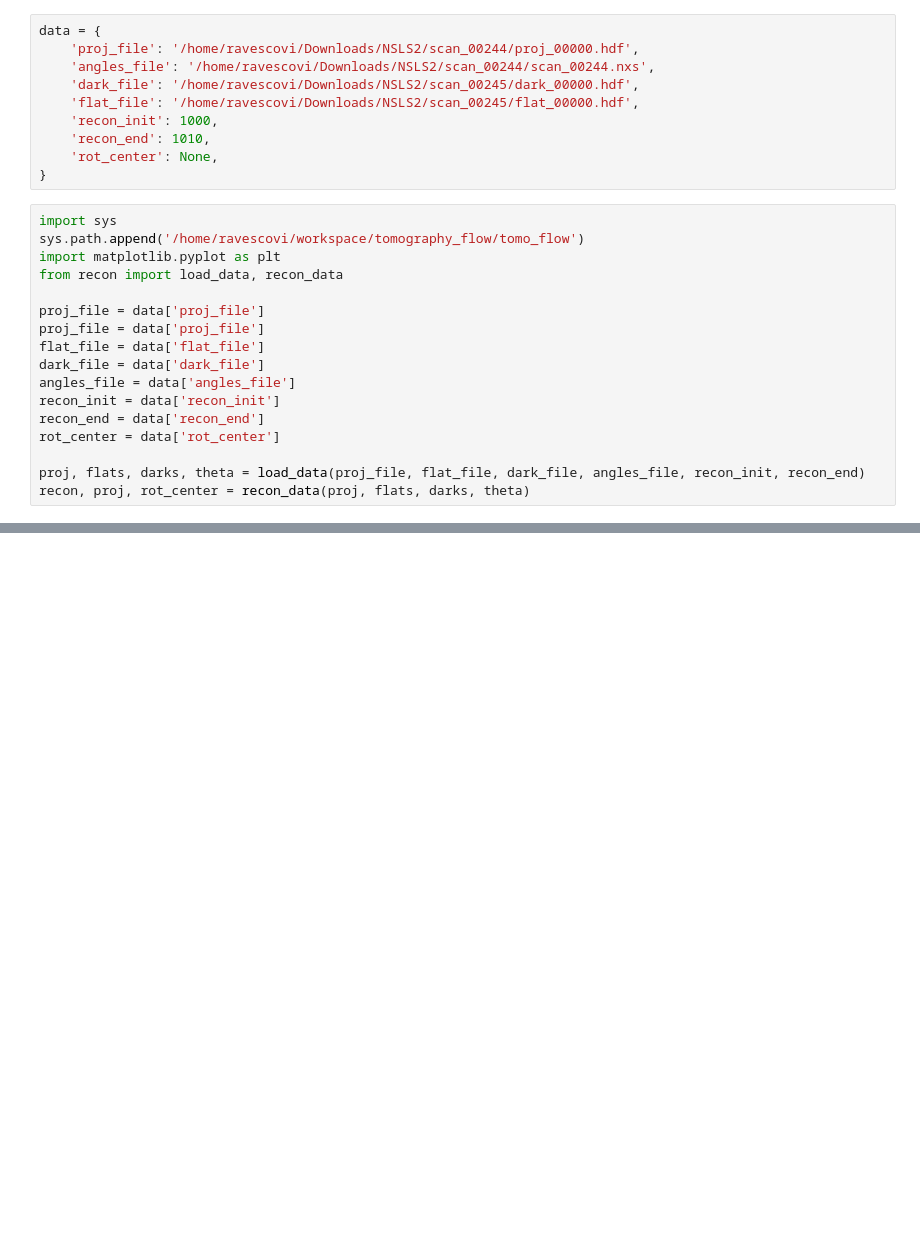
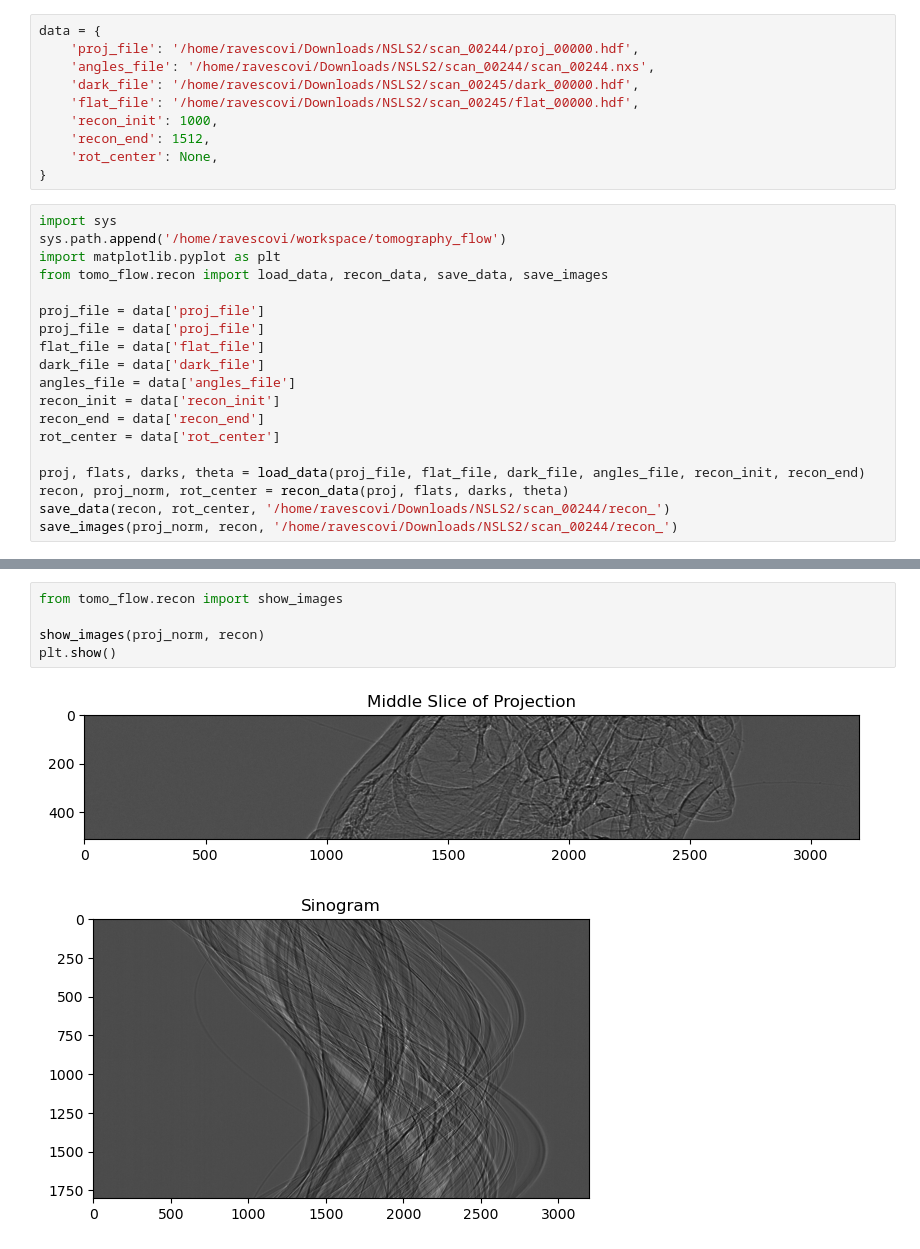
Before and after one commit to globus-labs/tomography_flow, a Jupyter notebook: notebooks/tomo_nsls_244.ipynb, the cells around one changed output, grey strips where cells are left out. Saved outputs shown, nothing was run; the diff lists cells and outputs as text; blank space fills up the shorter version.

```diff
--- a/notebooks/tomo_nsls_244.ipynb
+++ b/notebooks/tomo_nsls_244.ipynb
@@ -5,14 +5,14 @@ data = {
     'dark_file': '/home/ravescovi/Downloads/NSLS2/scan_00245/dark_00000.hdf',
     'flat_file': '/home/ravescovi/Downloads/NSLS2/scan_00245/flat_00000.hdf',
     'recon_init': 1000,
-    'recon_end': 1010,
+    'recon_end': 1512,
     'rot_center': None,
 }
 # %%
 import sys
-sys.path.append('/home/ravescovi/workspace/tomography_flow/tomo_flow')
+sys.path.append('/home/ravescovi/workspace/tomography_flow')
 import matplotlib.pyplot as plt
-from recon import load_data, recon_data
+from tomo_flow.recon import load_data, recon_data, save_data, save_images
 
 proj_file = data['proj_file']
 proj_file = data['proj_file']
@@ -24,5 +24,7 @@ recon_end = data['recon_end']
 rot_center = data['rot_center']
 
 proj, flats, darks, theta = load_data(proj_file, flat_file, dark_file, angles_file, recon_init, recon_end)
-recon, proj, rot_center = recon_data(proj, flats, darks, theta)
+recon, proj_norm, rot_center = recon_data(proj, flats, darks, theta)
+save_data(recon, rot_center, '/home/ravescovi/Downloads/NSLS2/scan_00244/recon_')
+save_images(proj_norm, recon, '/home/ravescovi/Downloads/NSLS2/scan_00244/recon_')
 # %% [output]
@@ -51,0 +45,8 @@ Reconstruction image saved as /home/ravescovi/Downloads/NSLS2/scan_00244/recon_/
+# %%
+from tomo_flow.recon import show_images
+
+show_images(proj_norm, recon)
+plt.show()
+# %% [output]
+[figure, added]
+[figure, added]
```
Also changed, not shown: parts of 3 cells of this notebook, 1 other file.
